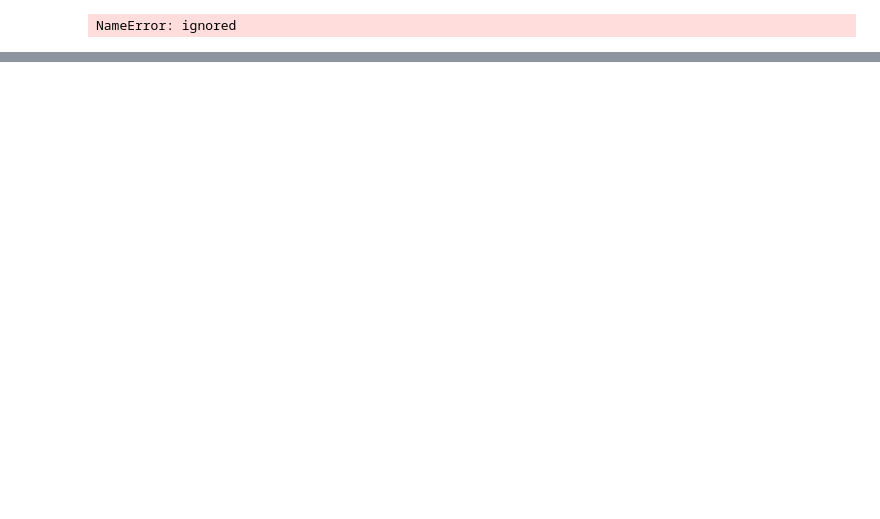
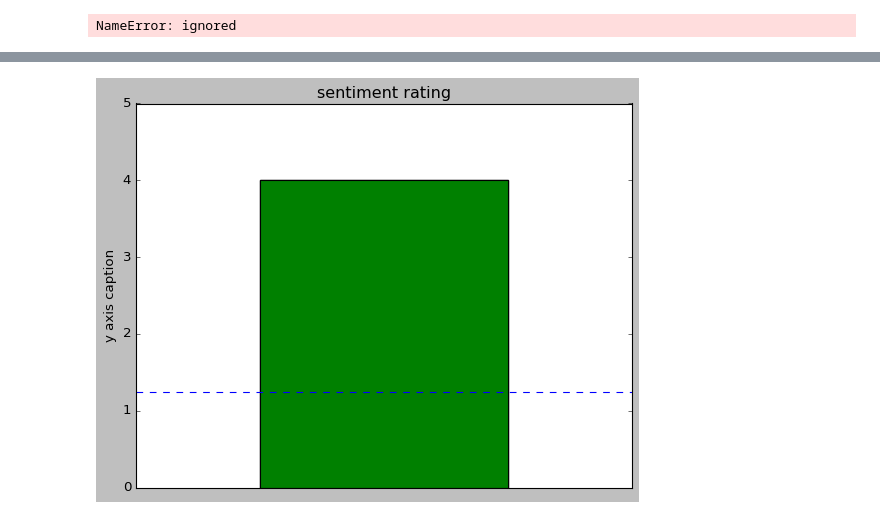
Before and after one commit to n-lynch/Final-Project, a Jupyter notebook: Main_File.ipynb, the cells around one changed output, grey strips where cells are left out. Cells and saved outputs as stored; diff of their text form; code cells hidden in the pictures; blank space fills up the shorter version.

Commit message:
Update Main_File.ipynb
Working on uploading images and collecting the images as well.

```diff
--- a/Main_File.ipynb
+++ b/Main_File.ipynb
@@ -989,0 +1045,21 @@ Okay, you can quit the program and enter another date to learn more about other
+# %%
+import numpy as np
+
+import matplotlib as mpl
+import matplotlib.pyplot as plt
+
+plt.style.use('classic')
+x = np.arange(1,6)
+y = 0 * x + 5
+y_avg = 0 * x + 1.25
+y2 = 0 * x + 4
+plt.title("sentiment rating")
+#plt.xlabel("x axis caption")
+plt.ylabel("y axis caption")
+plt.xticks([])
+plt.plot(x,y)
+plt.plot(x,y_avg, ls = '--', color = 'b')
+plt.bar(3, y2, width = 2,  color = 'g', align = 'center')
+plt.show()
+# %% [output]
+[figure, added]
```
Also changed, not shown: parts of 3 cells of this notebook.
